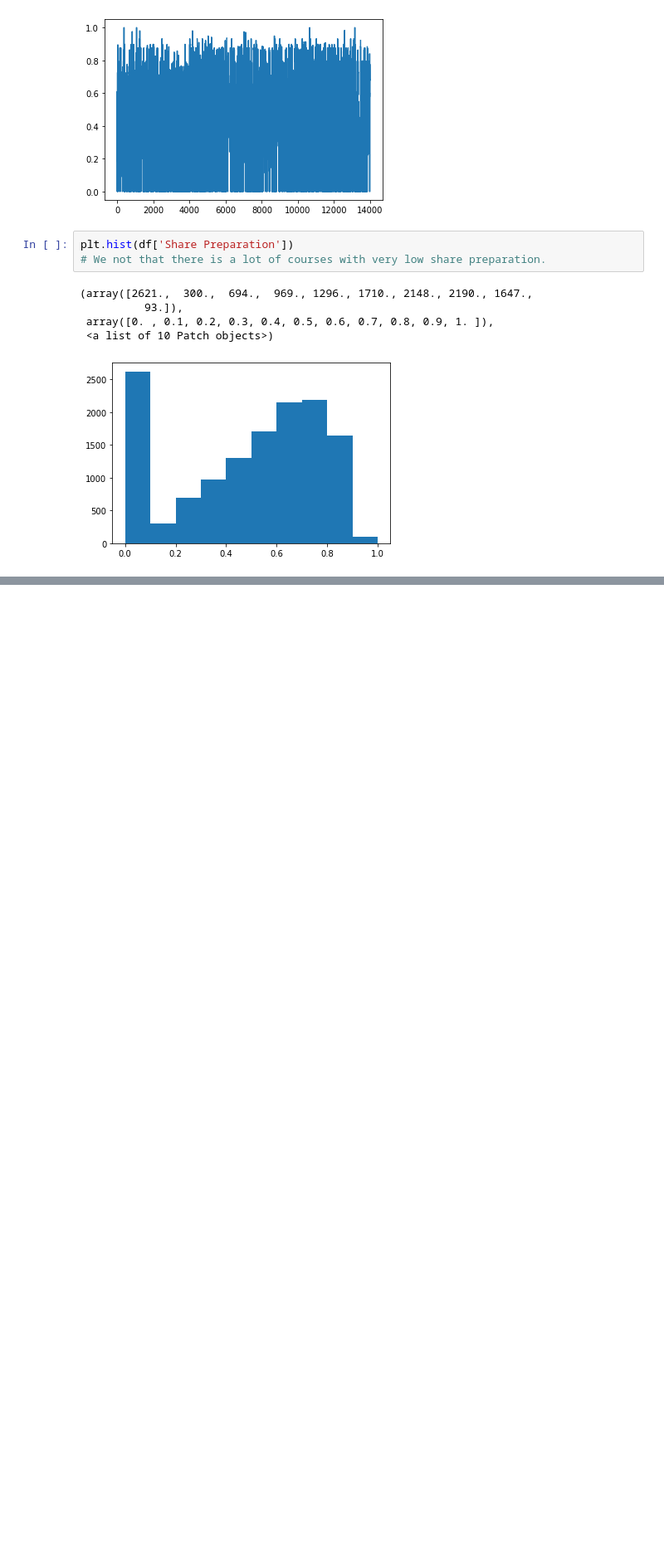
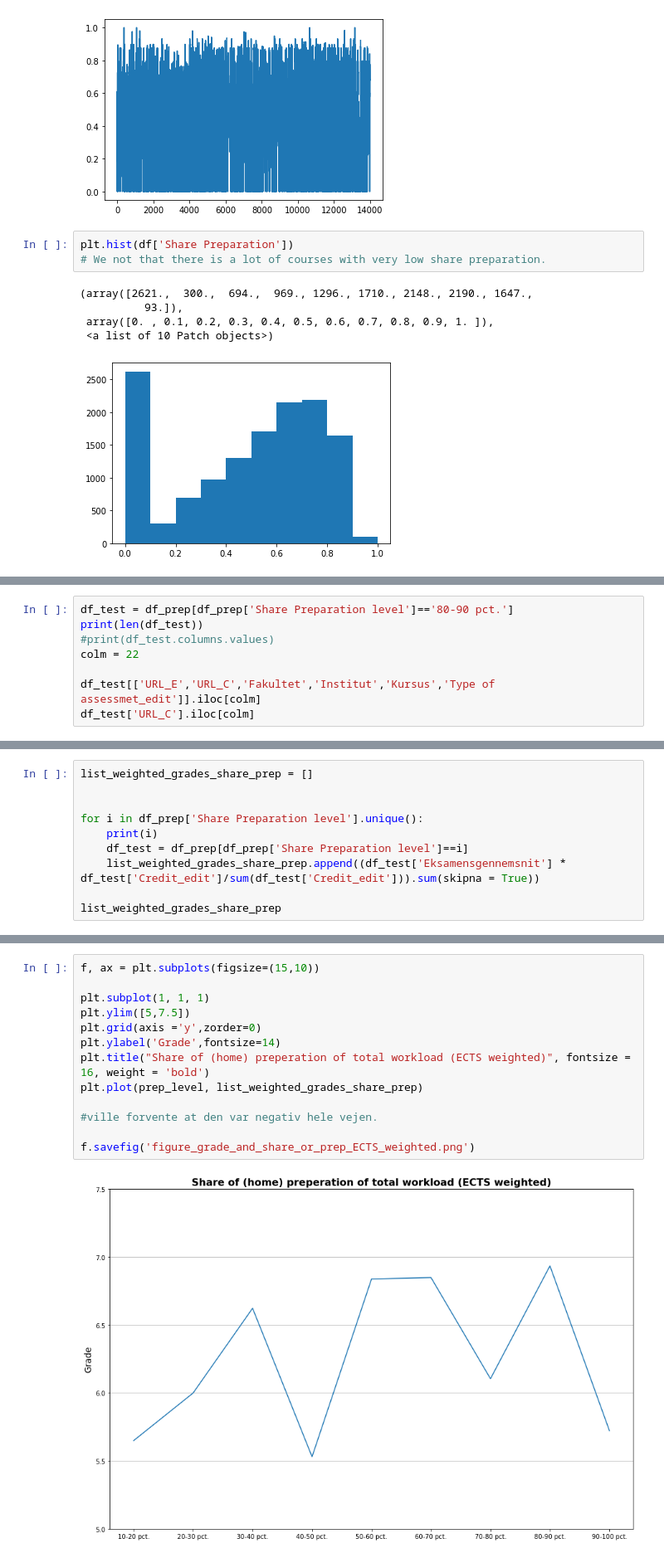
Before and after one commit to tnv875/Group18-NoTeeth, a Jupyter notebook: Exam project/Jens/Load final data set (ONLY DUPLICATE)-Copy1.ipynb, the cells around one changed output, grey strips where cells are left out. Shown at 83% size. Drawn from its saved outputs; the diff is of its cells as text; blank space fills up the shorter version.

```diff
--- a/Exam project/Jens/Load final data set (ONLY DUPLICATE)-Copy1.ipynb
+++ b/Exam project/Jens/Load final data set (ONLY DUPLICATE)-Copy1.ipynb
@@ -438,0 +553,8 @@ pltlist_share
+# %%
+df_test = df_prep[df_prep['Share Preparation level']=='80-90 pct.']
+print(len(df_test))
+#print(df_test.columns.values)
+colm = 22
+
+df_test[['URL_E','URL_C','Fakultet','Institut','Kursus','Type of assessmet_edit']].iloc[colm]
+df_test['URL_C'].iloc[colm]
@@ -438,0 +566,10 @@ pltlist_share
+# %%
+list_weighted_grades_share_prep = []
+
+
+for i in df_prep['Share Preparation level'].unique():
+    print(i)
+    df_test = df_prep[df_prep['Share Preparation level']==i]
+    list_weighted_grades_share_prep.append((df_test['Eksamensgennemsnit'] * df_test['Credit_edit']/sum(df_test['Credit_edit'])).sum(skipna = True))
+
+list_weighted_grades_share_prep
@@ -438,0 +595,15 @@ pltlist_share
+# %%
+f, ax = plt.subplots(figsize=(15,10))
+
+plt.subplot(1, 1, 1)
+plt.ylim([5,7.5])
+plt.grid(axis ='y',zorder=0)
+plt.ylabel('Grade',fontsize=14)
+plt.title("Share of (home) preperation of total workload (ECTS weighted)", fontsize = 16, weight = 'bold')
+plt.plot(prep_level, list_weighted_grades_share_prep)
+
+#ville forvente at den var negativ hele vejen.
+
+f.savefig('figure_grade_and_share_or_prep_ECTS_weighted.png')
+# %% [output]
+[figure, added]
```
Also changed, not shown: parts of 26 cells of this notebook.
